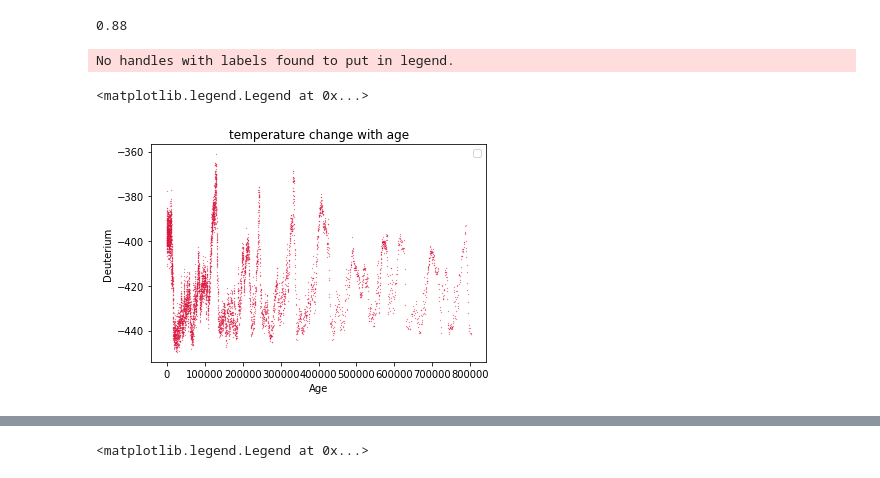
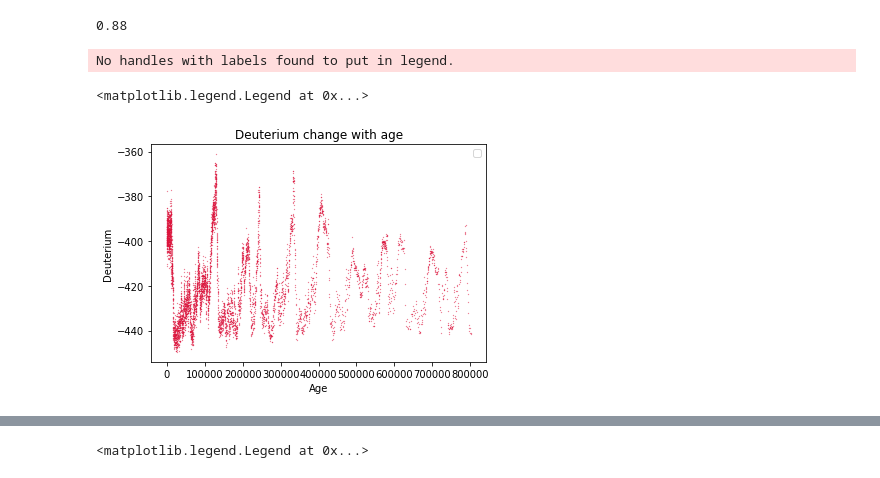
Before and after one commit to chang-github-00/-, a Jupyter notebook: IceCores/作业1_修改.ipynb, the cells around one changed output, grey strips where cells are left out. Saved outputs shown, nothing was run; the diff lists cells and outputs as text; code cells hidden in the pictures.

```diff
--- a/IceCores/作业1_修改.ipynb
+++ b/IceCores/作业1_修改.ipynb
@@ -35,15 +35,15 @@ temp_int = np.array(list1+list2) # 前0.8百万年温度
 # %%
 #colour = -np.arctan2(deu, temperature) # 生成每个点的颜色大小，每个数据点生成控制颜色的数组 colour
 plt.scatter(age,deu,s=0.05,c='crimson' )
 #plt.colorbar()
 plt.xlabel('Age')
 plt.ylabel('Deuterium')
-plt.title("temperature change with age")
+plt.title("Deuterium change with age")
 plt.legend()
 # %% [output]
 No handles with labels found to put in legend.
 <matplotlib.legend.Legend at 0x...>
-[figure, old version]
+[figure, new version]
 # %%
 #colour = -np.arctan2(deu, temperature) # 生成每个点的颜色大小，每个数据点生成控制颜色的数组 colour
 plt.scatter(time_08,temp_int,s=0.05,c='crimson' )
```
Also changed, not shown: parts of 10 cells of this notebook.
